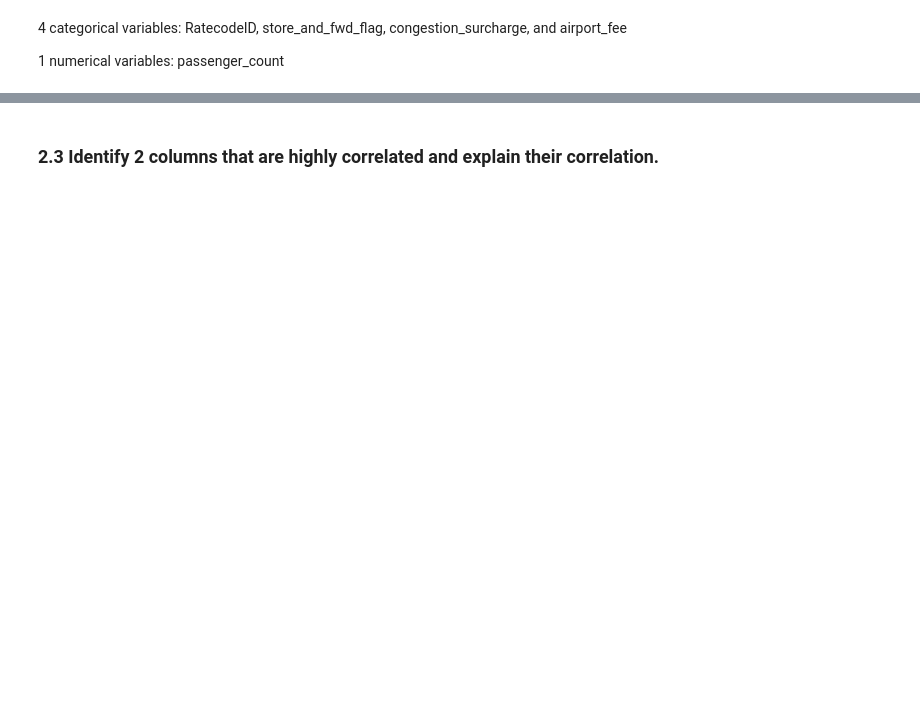
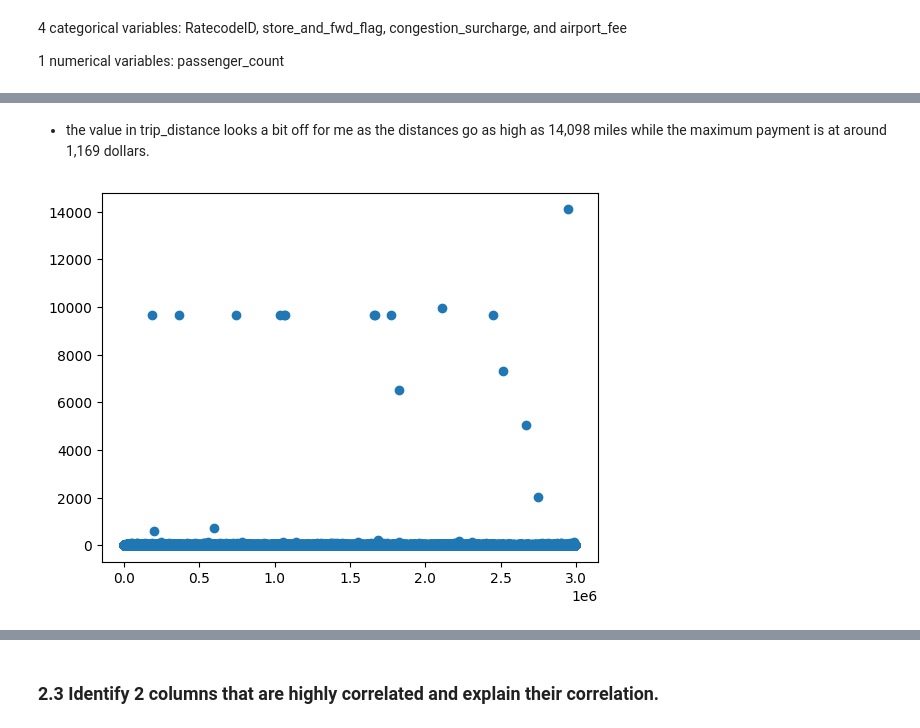
Before and after one commit to melbreaker/Taxi-Trip-Records-Data-Analysis, a Jupyter notebook: taxi-trip-records-data-analysis.ipynb, the cells around one changed output, grey strips where cells are left out. Drawn from its saved outputs; the diff is of its cells as text; code cells hidden in the pictures; blank space fills up the shorter version.

```diff
--- a/taxi-trip-records-data-analysis.ipynb
+++ b/taxi-trip-records-data-analysis.ipynb
@@ -288,0 +244,4 @@ Name: payment_type, dtype: int64
+# %%
+numerical_columns = ['passenger_count', 'trip_distance', 'fare_amount', 'extra', 'mta_tax', 'tip_amount', 'tolls_amount', 'improvement_surcharge', 'total_amount', 'congestion_surcharge', 'airport_fee']
+categorical_columns = ['VendorID', 'RatecodeID', 'store_and_fwd_flag', 'PULocationID', 'DOLocationID']
+datetime_columns = ['tpep_pickup_datetime', 'tpep_dropoff_datetime']
@@ -288,0 +260,4 @@ Name: payment_type, dtype: int64
+# %%
+numerical_df = df_january_cleaned[numerical_columns]
+negative_records = numerical_df[(numerical_df < 0).any(axis=1)]
+negative_records
@@ -288,0 +284,2 @@ Name: payment_type, dtype: int64
+# %%
+df_january_cleaned = df_january_cleaned.drop(negative_records.index)
@@ -288,0 +315,6 @@ Name: payment_type, dtype: int64
+# %%
+df_january_cleaned = df_january_cleaned[df_january_cleaned['passenger_count'] != 0]
+df_january_cleaned = df_january_cleaned[df_january_cleaned['trip_distance'] != 0]
+df_january_cleaned = df_january_cleaned[df_january_cleaned['fare_amount'] != 0]
+df_january_cleaned = df_january_cleaned[df_january_cleaned['total_amount'] != 0]
+df_january_cleaned.shape
@@ -288,0 +335,7 @@ Name: payment_type, dtype: int64
+# %% [markdown]
+- the value in trip_distance looks a bit off for me as the distances go as high as 14,098 miles while the maximum payment is at around 1,169 dollars.
+# %%
+plt.scatter(df_january_cleaned.index, df_january_cleaned['trip_distance'])
+plt.show()
+# %% [output]
+[figure, added]
```
Also changed, not shown: parts of 62 cells of this notebook.
